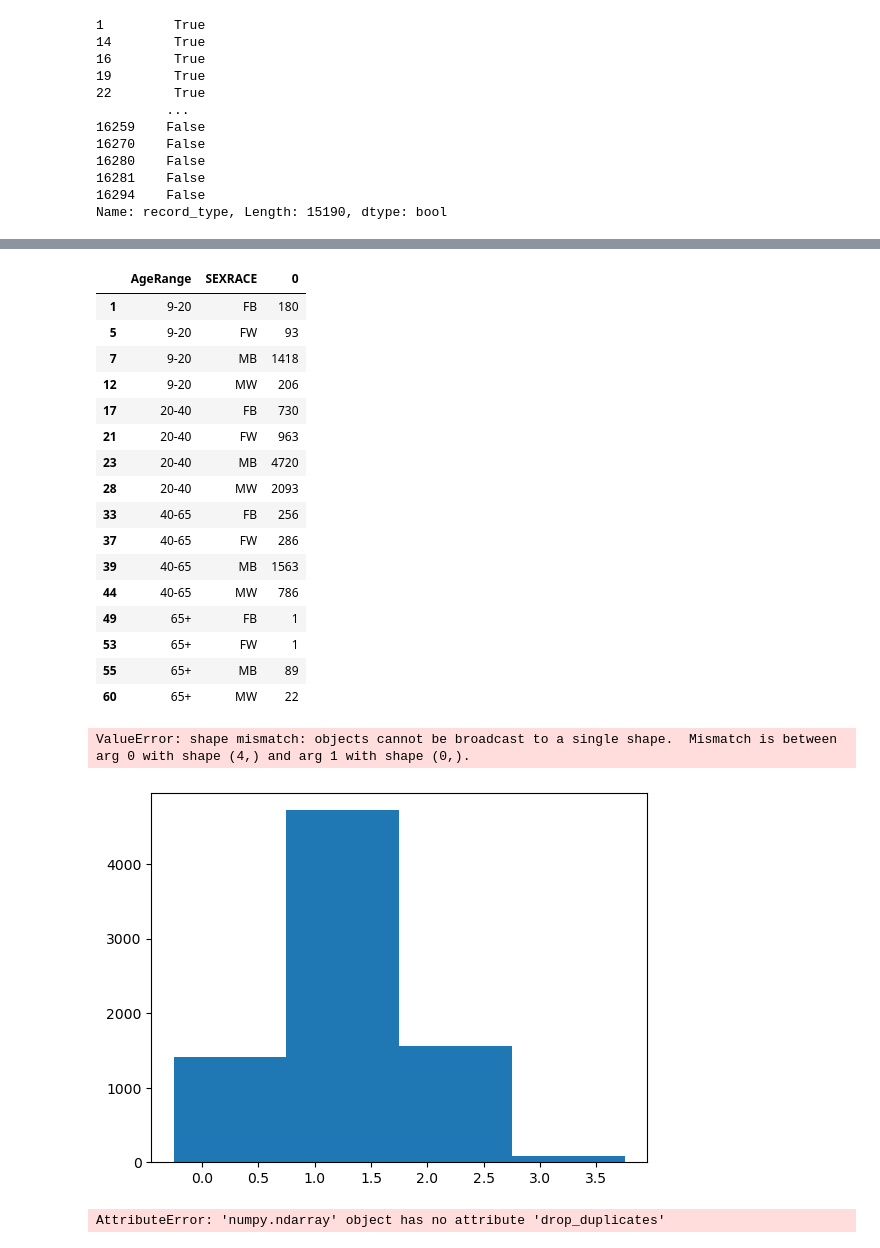
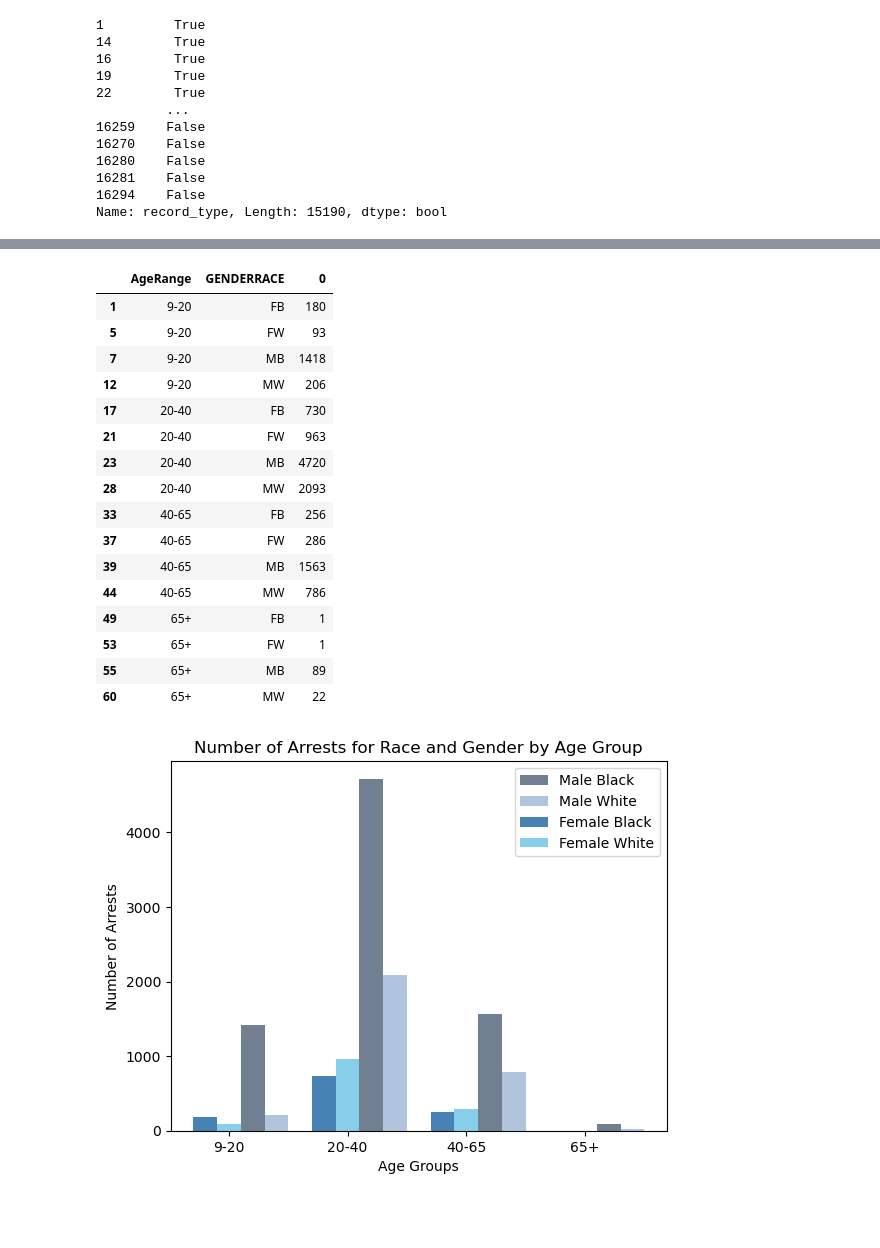
Before and after one commit to Police-Data-Accessibility-Project/caasi-help-desk, a Jupyter notebook: mj-decriminalization/MJ Graphs.ipynb, the cells around one changed output, grey strips where cells are left out. Saved outputs shown, nothing was run; the diff lists cells and outputs as text; code cells hidden in the pictures; blank space fills up the shorter version.

```diff
--- a/mj-decriminalization/MJ Graphs.ipynb
+++ b/mj-decriminalization/MJ Graphs.ipynb
@@ -1355,4 +1226,4 @@ AgeRange  SEXRACE
 Length: 64, dtype: int64
 # %%
-mj_gender_sex_count = mj_arrest_df.groupby(['AgeRange', 'SEXRACE']).size().reset_index()
+mj_gender_sex_df = mj_arrest_df.groupby(['AgeRange', 'GENDERRACE']).size().reset_index()
 # %%
@@ -1372,5 +1243,6 @@ mj_gender_sex_count
 | 63 | 65+ | UW | 0 |
 64 rows × 3 columns
 # %%
-included_sr = ["MB", "MW", "FB", "FW"]
+#Create a variable to capture only the combination of gender and race needed for analysis
+included_gr = ["MB", "MW", "FB", "FW"]
 # %%
@@ -1394,11 +1266,11 @@ mj_gender_sex_count[mj_gender_sex_count['SEXRACE'].isin(included_sr)]
 | 55 | 65+ | MB | 89 |
 | 60 | 65+ | MW | 22 |
 # %%
-df = mj_gender_sex_count[mj_gender_sex_count['SEXRACE'].isin(included_sr)]
+mj_gender_sex_count = mj_gender_sex_count[mj_gender_sex_count['GENDERRACE'].isin(included_sr)]
 # %%
-df
+mj_gender_sex_count
 # %% [output]
-|  | AgeRange | SEXRACE | 0 |
+|  | AgeRange | GENDERRACE | 0 |
 | 1 | 9-20 | FB | 180 |
 | 5 | 9-20 | FW | 93 |
 | 7 | 9-20 | MB | 1418 |
@@ -1416,19 +1288,25 @@ df
 | 55 | 65+ | MB | 89 |
 | 60 | 65+ | MW | 22 |
 # %%
+#Graph the relationship between arrest rate by gender and race by sex
 xlabel = df['AgeRange'].drop_duplicates()
 x = np.arange(4)
-y1 = df[df["SEXRACE"] == "MB"][0].to_numpy()
-y2 = df[df["SEXRACE"] == "Mw"][0].to_numpy()
-y3 = df[df["SEXRACE"] == "FB"][0].to_numpy()
-y4 = df[df["SEXRACE"] == "FW"][0].to_numpy()
+y1 = mj_gender_sex_count[mj_gender_sex_count["GENDERRACE"] == "MB"][0].to_numpy()
+y2 = mj_gender_sex_count[mj_gender_sex_count["GENDERRACE"] == "MW"][0].to_numpy()
+y3 = mj_gender_sex_count[mj_gender_sex_count["GENDERRACE"] == "FB"][0].to_numpy()
+y4 = mj_gender_sex_count[mj_gender_sex_count["GENDERRACE"] == "FW"][0].to_numpy()
 
-width = 1
-plt.bar(x + .25, y1, width)
-plt.bar(x + .5, y2, width)
-plt.bar(x - .25, y3, width)
-plt.bar(x - .5, y4, width)
+width = .2
+plt.xticks(x, xlabel)
+offset = .2
+plt.bar(x + offset, y1, width, color="slategrey")
+plt.bar(x + offset*2, y2, width, color="lightsteelblue")
+plt.bar(x - offset, y3, width, color="steelblue")
+plt.bar(x, y4, width, color="skyblue")
+plt.legend(["Male Black", "Male White", "Female Black", "Female White"])
+plt.xlabel("Age Groups")
+plt.ylabel("Number of Arrests")
+plt.title("Number of Arrests for Race and Gender by Age Group")
 plt.show()
 # %% [output]
-ValueError: shape mismatch: objects cannot be broadcast to a single shape.  Mismatch is between arg 0 with shape (4,) and arg 1 with shape (0,).
-[figure, old version]
+[figure, new version]
@@ -1437,4 +1312,0 @@ x = df['AgeRange']
-# %%
-x.drop_duplicates().shape
-# %% [output]
-AttributeError: 'numpy.ndarray' object has no attribute 'drop_duplicates'
```
Also changed, not shown: parts of 46 cells of this notebook.
